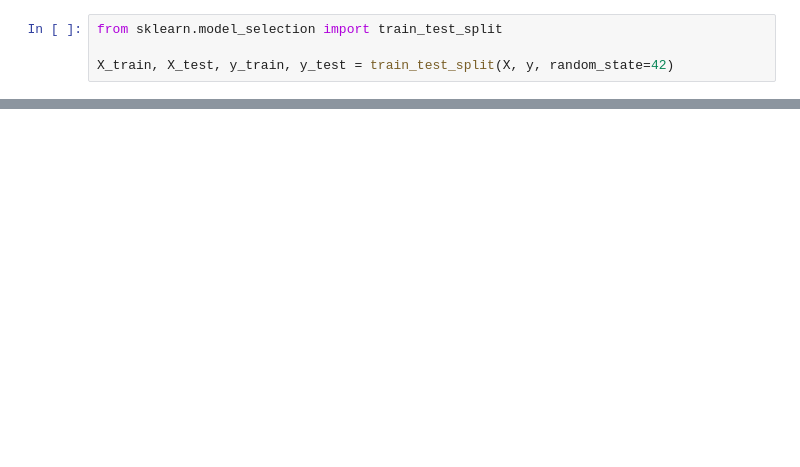
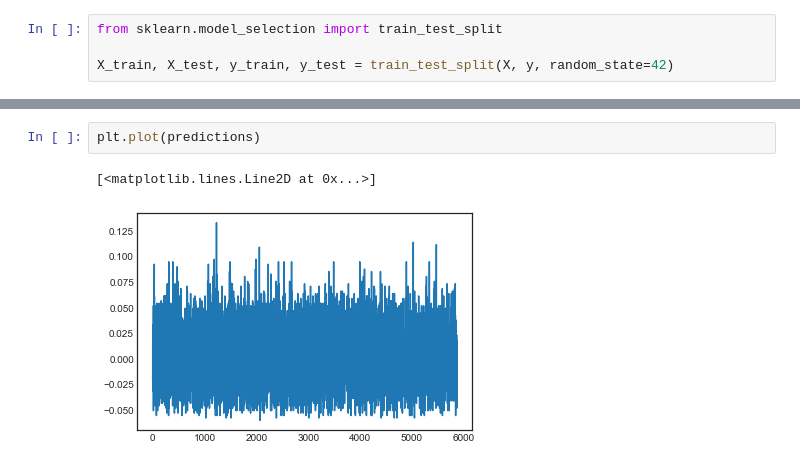
Before and after one commit to JonPara/Womens_Ecommerce_Reviews, a Jupyter notebook: Womens_Ecommerce_Reviews/Womens_Ecommerce_Reviews.ipynb, the cells around one changed output, grey strips where cells are left out. Drawn from its saved outputs; the diff is of its cells as text; blank space fills up the shorter version.

```diff
--- a/Womens_Ecommerce_Reviews/Womens_Ecommerce_Reviews.ipynb
+++ b/Womens_Ecommerce_Reviews/Womens_Ecommerce_Reviews.ipynb
@@ -291,0 +311,5 @@ Text(0.5,1,'Residual Plot')
+# %%
+plt.plot(predictions)
+# %% [output]
+[<matplotlib.lines.Line2D at 0x...>]
+[figure, added]
```
Also changed, not shown: parts of 9 cells of this notebook.
